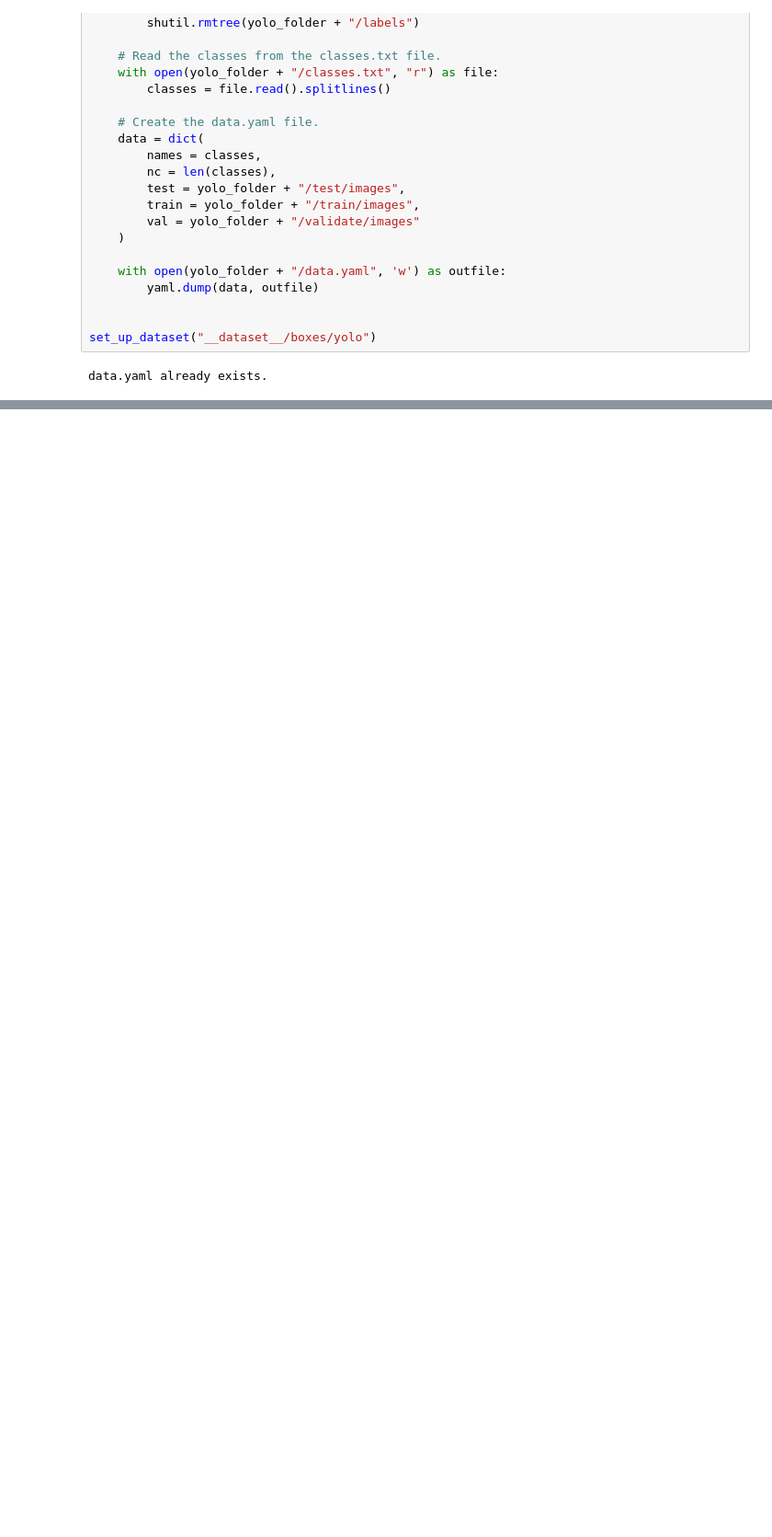
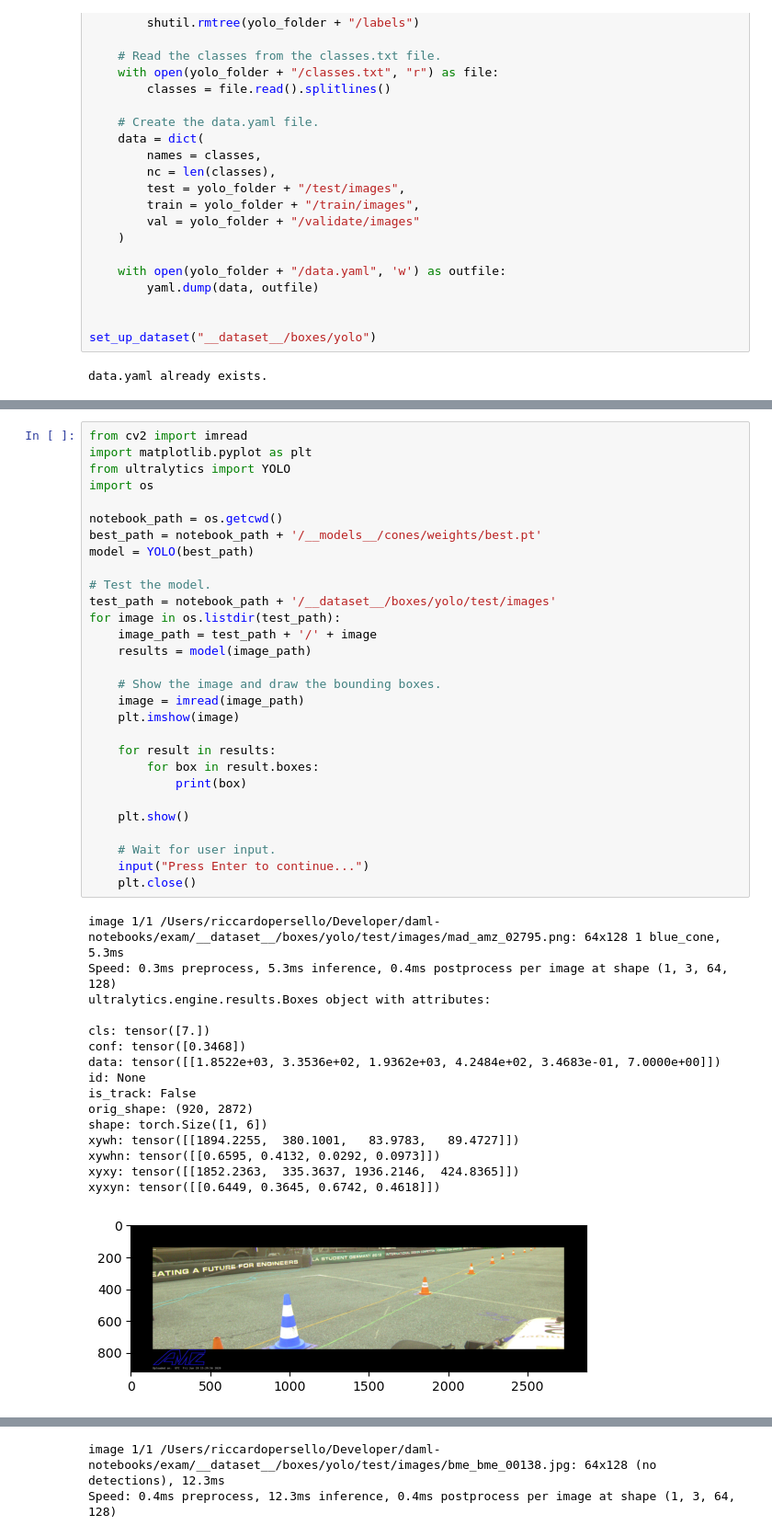
Before and after one commit to persello/daml-notebooks, a Jupyter notebook: exam/exam.ipynb, the cells around one changed output, grey strips where cells are left out. Shown at 92% size. Cells and saved outputs as stored; diff of their text form; blank space fills up the shorter version.

Commit message:
Testing test.

```diff
--- a/exam/exam.ipynb
+++ b/exam/exam.ipynb
@@ -189,0 +199,46 @@ Starting training for 100 epochs...
+# %%
+from cv2 import imread
+import matplotlib.pyplot as plt
+from ultralytics import YOLO
+import os
+
+notebook_path = os.getcwd()
+best_path = notebook_path + '/__models__/cones/weights/best.pt'
+model = YOLO(best_path)
+
+# Test the model.
+test_path = notebook_path + '/__dataset__/boxes/yolo/test/images'
+for image in os.listdir(test_path):
+    image_path = test_path + '/' + image
+    results = model(image_path)
+
+    # Show the image and draw the bounding boxes.
+    image = imread(image_path)
+    plt.imshow(image)
+
+    for result in results:
+        for box in result.boxes:
+            print(box)
+
+    plt.show()
+
+    # Wait for user input.
+    input("Press Enter to continue...")
+    plt.close()
+# %% [output]
+image 1/1 /Users/riccardopersello/Developer/daml-notebooks/exam/__dataset__/boxes/yolo/test/images/mad_amz_02795.png: 64x128 1 blue_cone, 5.3ms
+Speed: 0.3ms preprocess, 5.3ms inference, 0.4ms postprocess per image at shape (1, 3, 64, 128)
+ultralytics.engine.results.Boxes object with attributes:
+
+cls: tensor([7.])
+conf: tensor([0.3468])
+data: tensor([[1.8522e+03, 3.3536e+02, 1.9362e+03, 4.2484e+02, 3.4683e-01, 7.0000e+00]])
+id: None
+is_track: False
+orig_shape: (920, 2872)
+shape: torch.Size([1, 6])
+xywh: tensor([[1894.2255,  380.1001,   83.9783,   89.4727]])
+xywhn: tensor([[0.6595, 0.4132, 0.0292, 0.0973]])
+xyxy: tensor([[1852.2363,  335.3637, 1936.2146,  424.8365]])
+xyxyn: tensor([[0.6449, 0.3645, 0.6742, 0.4618]])
+[figure, added]
@@ -189,0 +261,2 @@ Starting training for 100 epochs...
+image 1/1 /Users/riccardopersello/Developer/daml-notebooks/exam/__dataset__/boxes/yolo/test/images/bme_bme_00138.jpg: 64x128 (no detections), 12.3ms
+Speed: 0.4ms preprocess, 12.3ms inference, 0.4ms postprocess per image at shape (1, 3, 64, 128)
```
Also changed, not shown: parts of 2 cells of this notebook.
